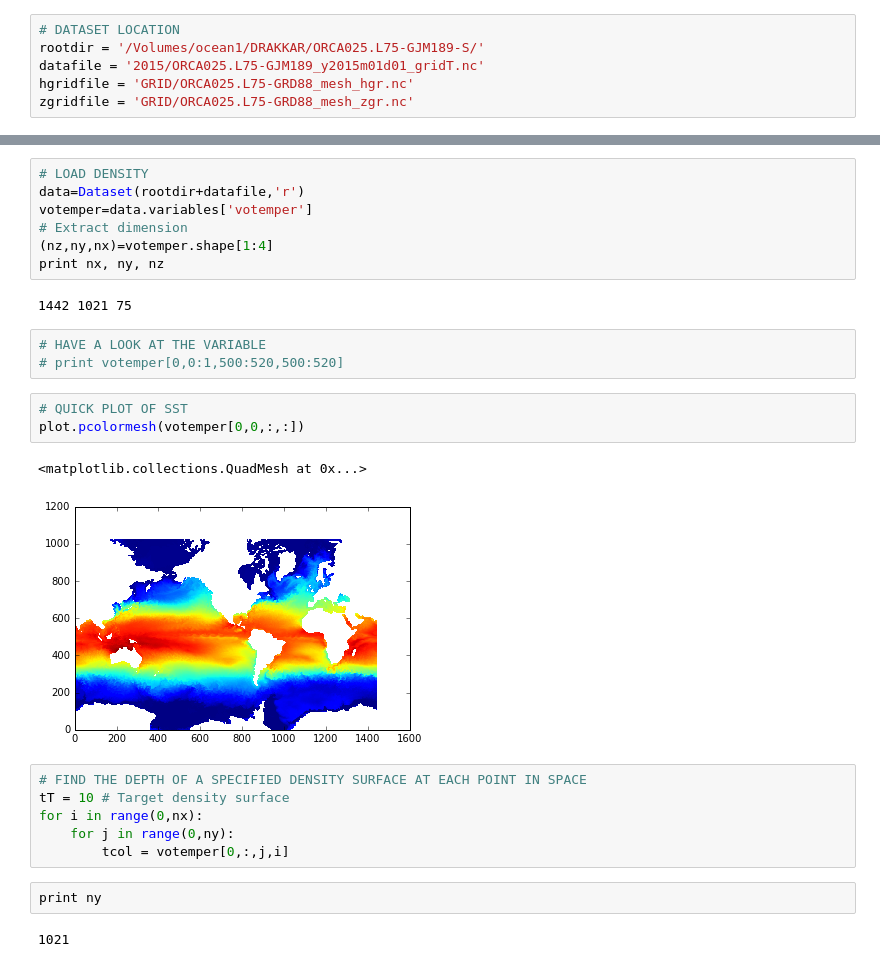
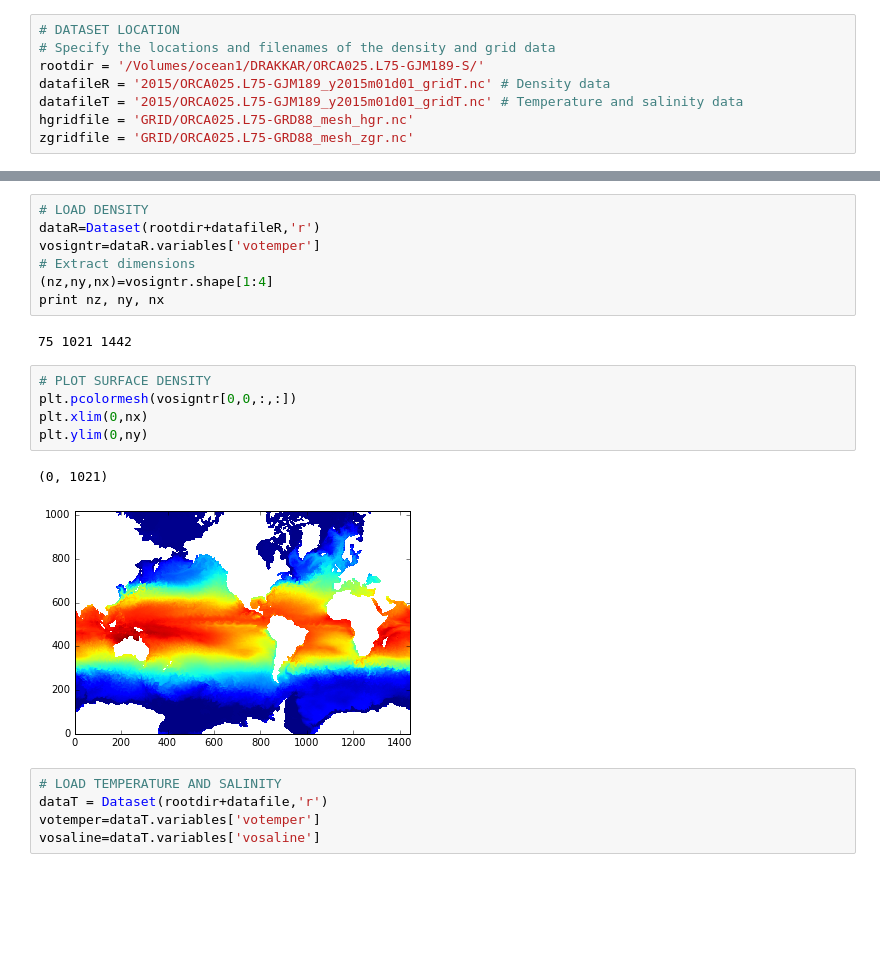
Before and after one commit to gmacgilchrist/ariane, a Jupyter notebook: init_positions_isopycnal.ipynb, the cells around one changed output, grey strips where cells are left out. Drawn from its saved outputs; the diff is of its cells as text; blank space fills up the shorter version.

```diff
--- a/init_positions_isopycnal.ipynb
+++ b/init_positions_isopycnal.ipynb
@@ -9,7 +20,9 @@ from netCDF4 import Dataset
 # %%
 # DATASET LOCATION
+# Specify the locations and filenames of the density and grid data
 rootdir = '/Volumes/ocean1/DRAKKAR/ORCA025.L75-GJM189-S/'
-datafile = '2015/ORCA025.L75-GJM189_y2015m01d01_gridT.nc'
+datafileR = '2015/ORCA025.L75-GJM189_y2015m01d01_gridT.nc' # Density data
+datafileT = '2015/ORCA025.L75-GJM189_y2015m01d01_gridT.nc' # Temperature and salinity data
 hgridfile = 'GRID/ORCA025.L75-GRD88_mesh_hgr.nc'
 zgridfile = 'GRID/ORCA025.L75-GRD88_mesh_zgr.nc'
 # %%
@@ -21,28 +35,22 @@ deptht = zgrid.variables['gdept_0']
 # %%
 # LOAD DENSITY
-data=Dataset(rootdir+datafile,'r')
-votemper=data.variables['votemper']
-# Extract dimension
-(nz,ny,nx)=votemper.shape[1:4]
-print nx, ny, nz
+dataR=Dataset(rootdir+datafileR,'r')
+vosigntr=dataR.variables['votemper']
+# Extract dimensions
+(nz,ny,nx)=vosigntr.shape[1:4]
+print nz, ny, nx
 # %% [output]
-1442 1021 75
+75 1021 1442
-# %%
-# HAVE A LOOK AT THE VARIABLE
-# print votemper[0,0:1,500:520,500:520]
-# %%
-# QUICK PLOT OF SST
-plot.pcolormesh(votemper[0,0,:,:])
-# %% [output]
-<matplotlib.collections.QuadMesh at 0x...>
-[figure, removed]
-# %%
-# FIND THE DEPTH OF A SPECIFIED DENSITY SURFACE AT EACH POINT IN SPACE
-tT = 10 # Target density surface
-for i in range(0,nx):
-    for j in range(0,ny):
-        tcol = votemper[0,:,j,i]
-# %%
-print ny
-# %% [output]
-1021
+# %%
+# PLOT SURFACE DENSITY
+plt.pcolormesh(vosigntr[0,0,:,:])
+plt.xlim(0,nx)
+plt.ylim(0,ny)
+# %% [output]
+(0, 1021)
+[figure, added]
+# %%
+# LOAD TEMPERATURE AND SALINITY
+dataT = Dataset(rootdir+datafile,'r')
+votemper=dataT.variables['votemper']
+vosaline=dataT.variables['vosaline']
```
Also changed, not shown: parts of 11 cells of this notebook.
